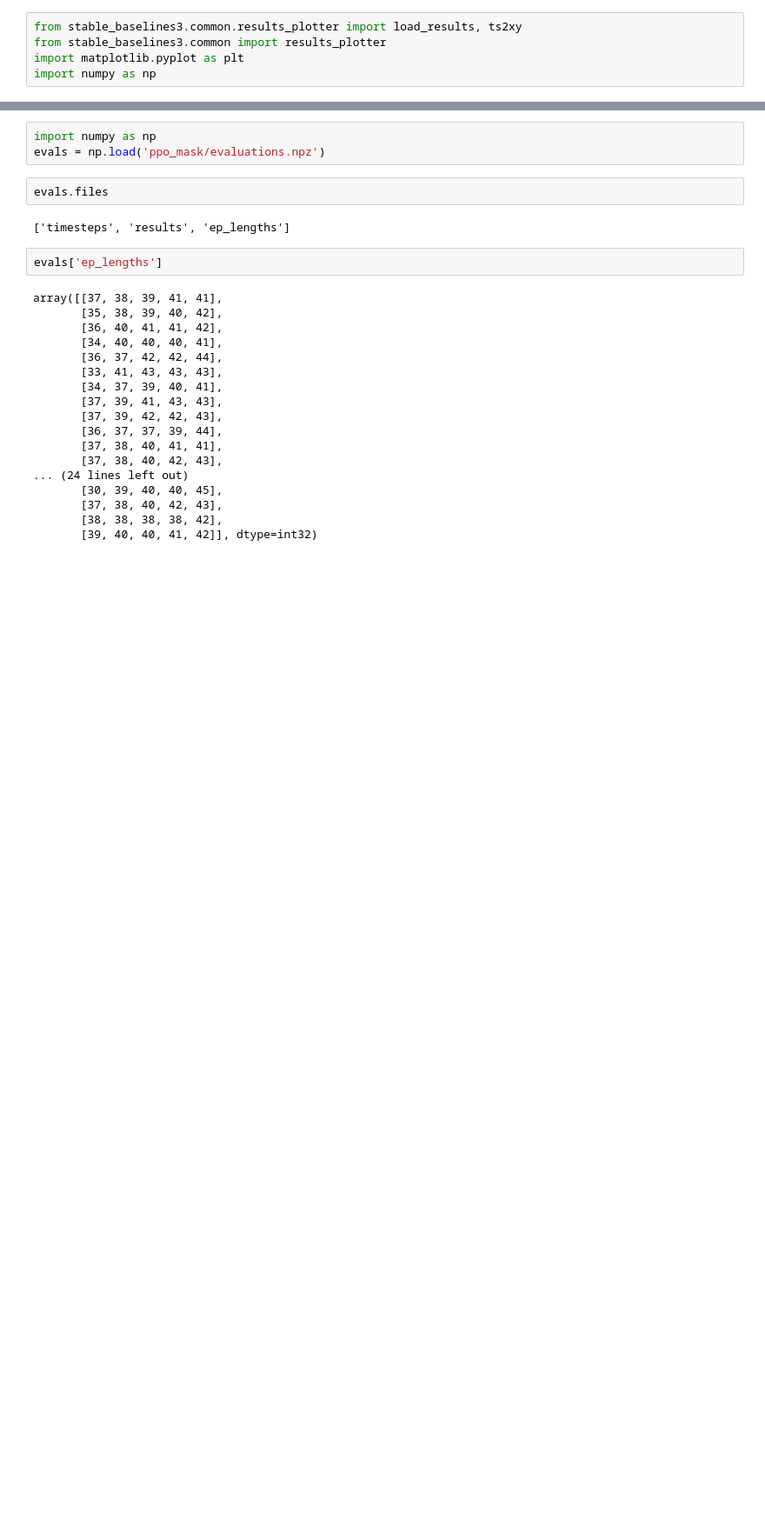
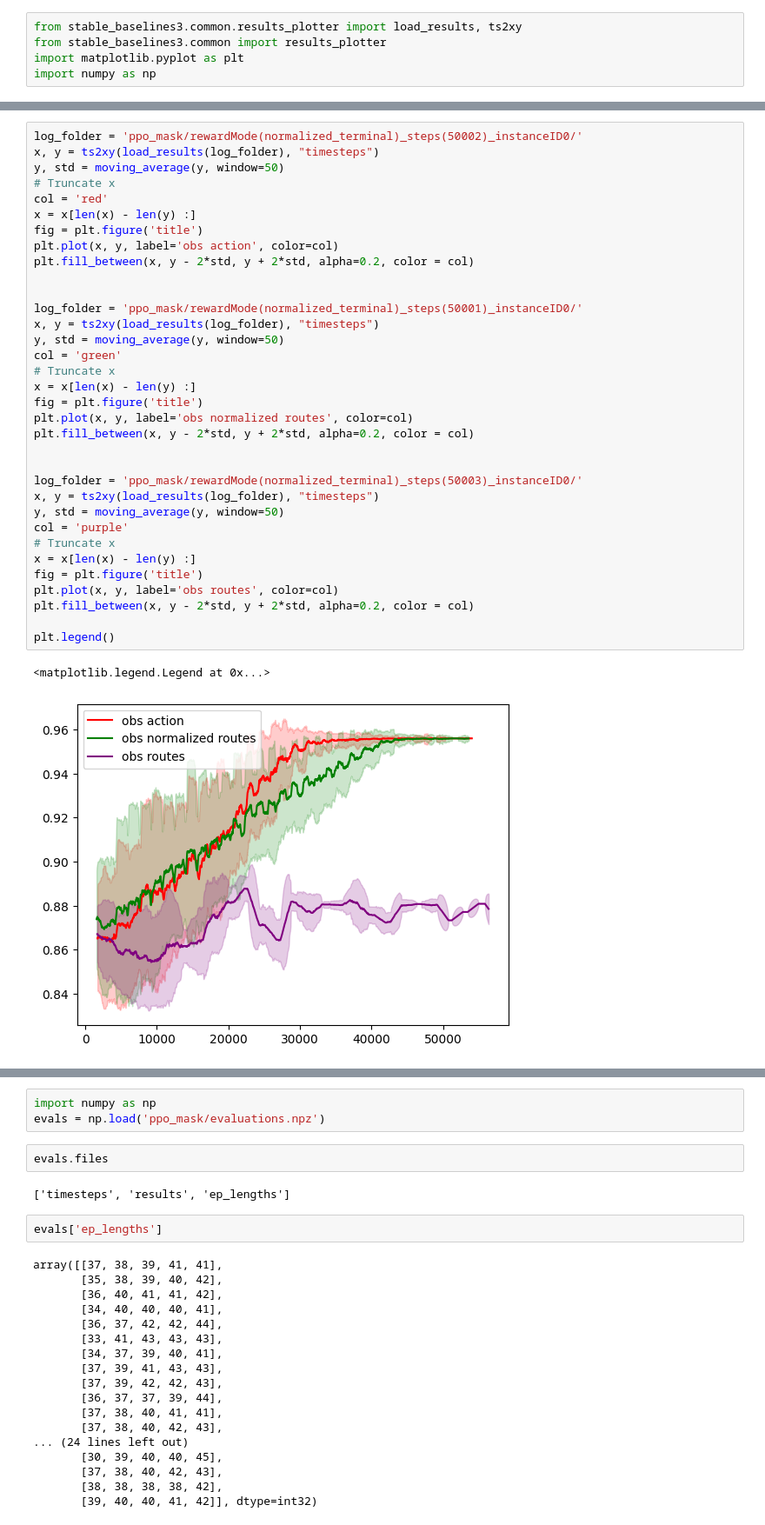
Before and after one commit to Farid-Najar/TransportersDilemma, a Jupyter notebook: RL/notebook.ipynb, the cells around one changed output, grey strips where cells are left out. Shown: that part at 87% size. Saved outputs shown, nothing was run; the diff lists cells and outputs as text; blank space fills up the shorter version.

```diff
--- a/RL/notebook.ipynb
+++ b/RL/notebook.ipynb
@@ -47,0 +265,37 @@ plot_results(log_dir)
+# %%
+log_folder = 'ppo_mask/rewardMode(normalized_terminal)_steps(50002)_instanceID0/'
+x, y = ts2xy(load_results(log_folder), "timesteps")
+y, std = moving_average(y, window=50)
+# Truncate x
+col = 'red'
+x = x[len(x) - len(y) :]
+fig = plt.figure('title')
+plt.plot(x, y, label='obs action', color=col)
+plt.fill_between(x, y - 2*std, y + 2*std, alpha=0.2, color = col)
+
+
+log_folder = 'ppo_mask/rewardMode(normalized_terminal)_steps(50001)_instanceID0/'
+x, y = ts2xy(load_results(log_folder), "timesteps")
+y, std = moving_average(y, window=50)
+col = 'green'
+# Truncate x
+x = x[len(x) - len(y) :]
+fig = plt.figure('title')
+plt.plot(x, y, label='obs normalized routes', color=col)
+plt.fill_between(x, y - 2*std, y + 2*std, alpha=0.2, color = col)
+
+
+log_folder = 'ppo_mask/rewardMode(normalized_terminal)_steps(50003)_instanceID0/'
+x, y = ts2xy(load_results(log_folder), "timesteps")
+y, std = moving_average(y, window=50)
+col = 'purple'
+# Truncate x
+x = x[len(x) - len(y) :]
+fig = plt.figure('title')
+plt.plot(x, y, label='obs routes', color=col)
+plt.fill_between(x, y - 2*std, y + 2*std, alpha=0.2, color = col)
+
+plt.legend()
+# %% [output]
+<matplotlib.legend.Legend at 0x...>
+[figure, added]
```
Also changed, not shown: parts of 22 cells of this notebook, 48 other files.
